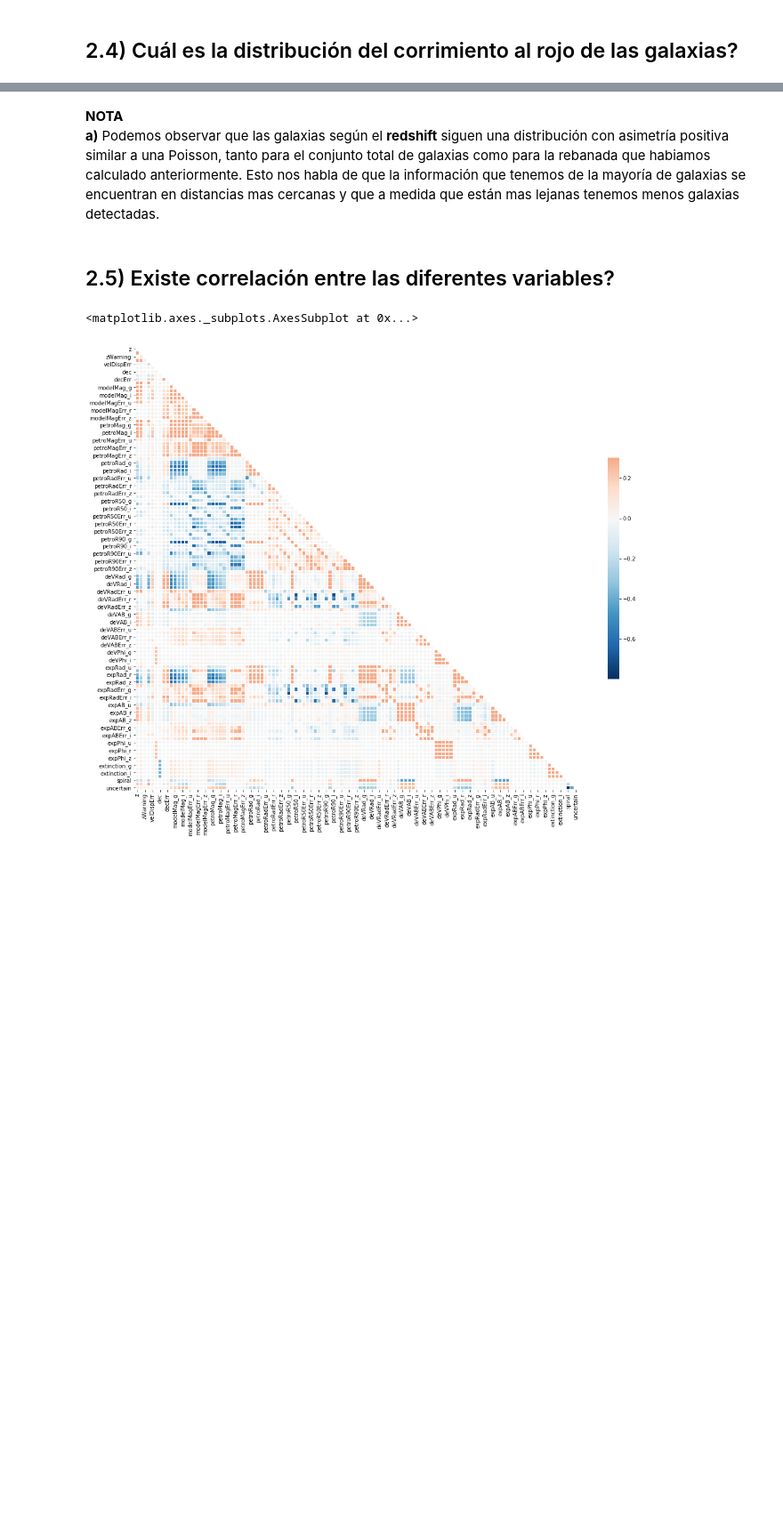
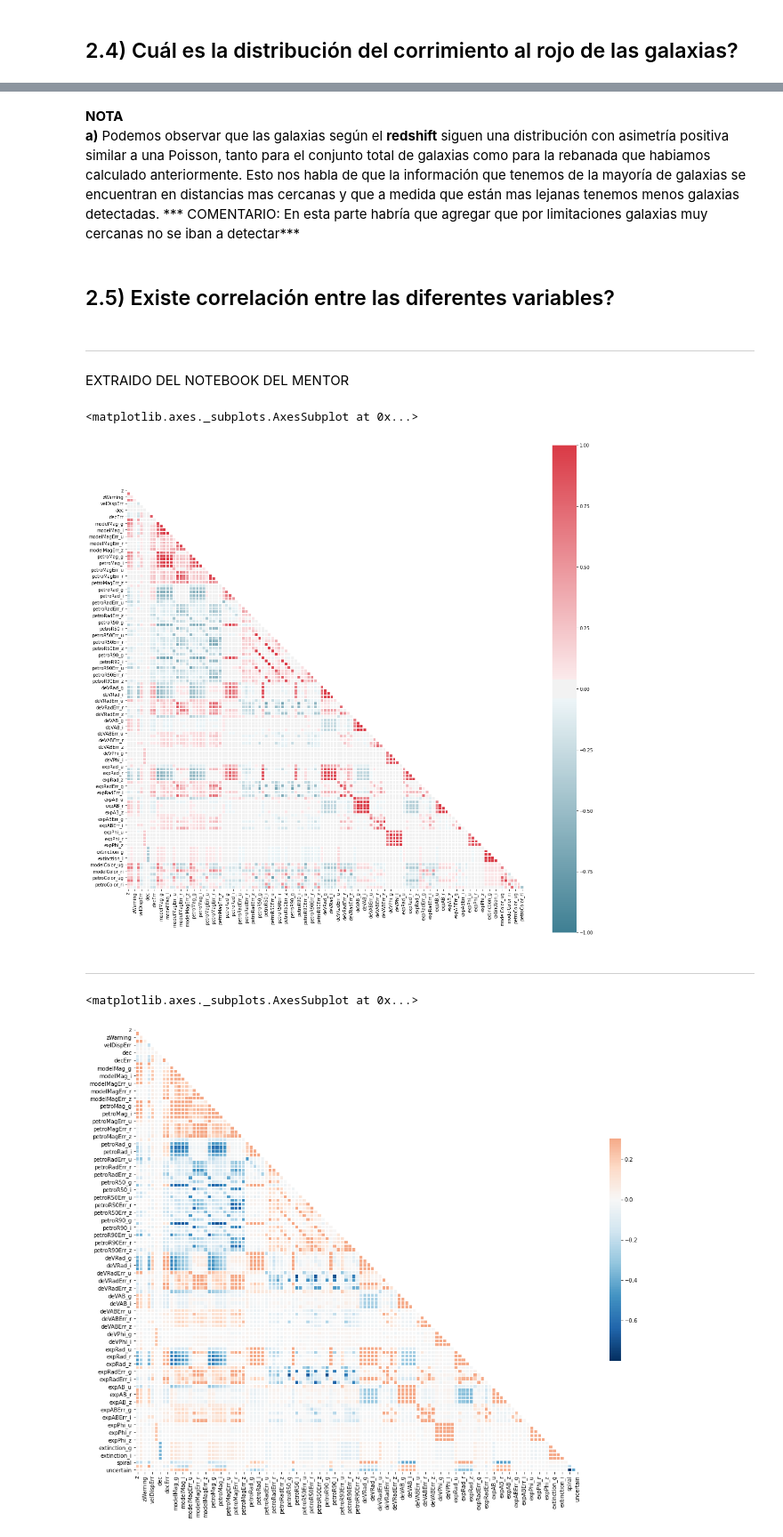
Before and after one commit to leoborgnino/mentoria-astro-datos, a Jupyter notebook: 1_Analisis_y_Visualizacion.ipynb, the cells around one changed output, grey strips where cells are left out. Shown at 89% size. Drawn from its saved outputs; the diff is of its cells as text; code cells hidden in the pictures; blank space fills up the shorter version.

```diff
--- a/1_Analisis_y_Visualizacion.ipynb
+++ b/1_Analisis_y_Visualizacion.ipynb
@@ -280,9 +295,37 @@ Text(0.5,1,'Distribución de galaxias de la rebanada según el redshift')
 [figure]
 # %% [markdown]
 **NOTA**
-**a)** Podemos observar que las galaxias según el **redshift** siguen una distribución con asimetría positiva similar a una Poisson, tanto para el conjunto total de galaxias como para la rebanada que habiamos calculado anteriormente. Esto nos habla de que la información que tenemos de la mayoría de galaxias se encuentran en distancias mas cercanas y que a medida que están mas lejanas tenemos menos galaxias detectadas.
+**a)** Podemos observar que las galaxias según el **redshift** siguen una distribución con asimetría positiva similar a una Poisson, tanto para el conjunto total de galaxias como para la rebanada que habiamos calculado anteriormente. Esto nos habla de que la información que tenemos de la mayoría de galaxias se encuentran en distancias mas cercanas y que a medida que están mas lejanas tenemos menos galaxias detectadas. *** COMENTARIO: En esta parte habría que agregar que por limitaciones galaxias muy cercanas no se iban a detectar***
 # %% [markdown]
  ## 2.5) Existe correlación entre las diferentes variables?
+# %% [markdown]
+*****************************************************************
+# %% [markdown]
+EXTRAIDO DEL NOTEBOOK DEL MENTOR
+# %%
+df['modelColor_ug'] = df['modelMag_u'] - df['modelMag_g']
+df['modelColor_gr'] = df['modelMag_g'] - df['modelMag_r']
+df['modelColor_ri'] = df['modelMag_r'] - df['modelMag_i']
+df['modelColor_iz'] = df['modelMag_i'] - df['modelMag_z']
+df['petroColor_ug'] = df['petroMag_u'] - df['petroMag_g']
+df['petroColor_gr'] = df['petroMag_g'] - df['petroMag_r']
+df['petroColor_ri'] = df['petroMag_r'] - df['petroMag_i']
+df['petroColor_iz'] = df['petroMag_i'] - df['petroMag_z']
+# %%
+corr = df.corr()
+
+mask = np.triu(np.ones_like(corr, dtype=np.bool))
+
+f, ax = plt.subplots(figsize=(20, 20))
+
+cmap = seaborn.diverging_palette(220, 10, as_cmap=True)
+
+seaborn.heatmap(corr, mask=mask, cmap=cmap, center=0,square=True, vmax=1.0,vmin=-1.0,linewidths=.5)
+# %% [output]
+<matplotlib.axes._subplots.AxesSubplot at 0x...>
+[figure, added]
+# %% [markdown]
+************************************************************************************************
 # %%
 # Generamos la matriz de correlación
 # De ser distribuciones normales podríamos usar el Coeficiente de Pearson para calcular la correlación.
```
Also changed, not shown: parts of 32 cells of this notebook.
